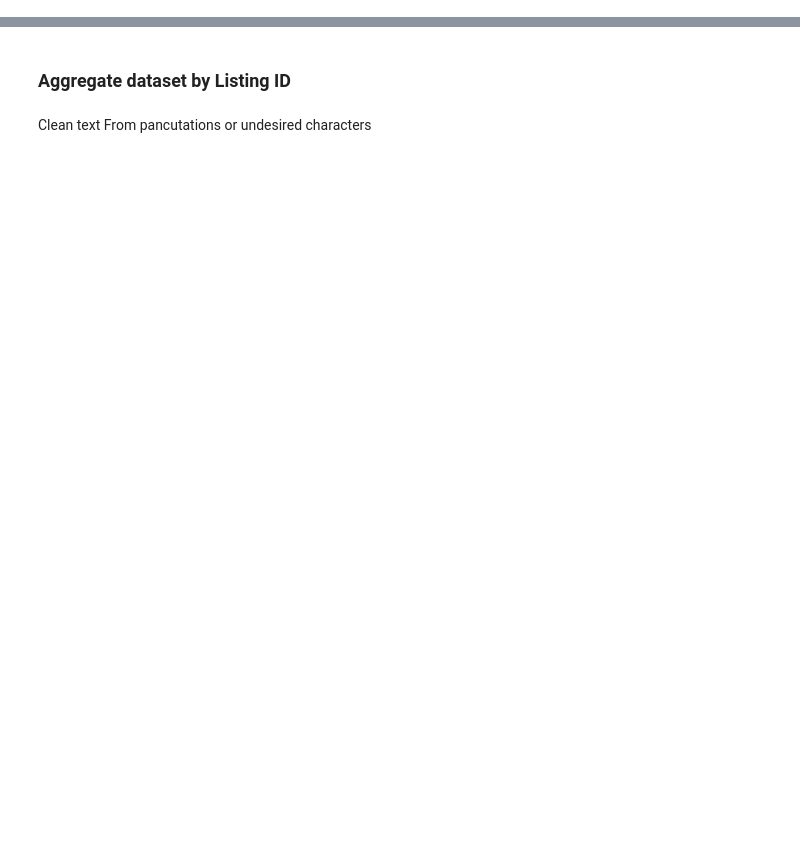
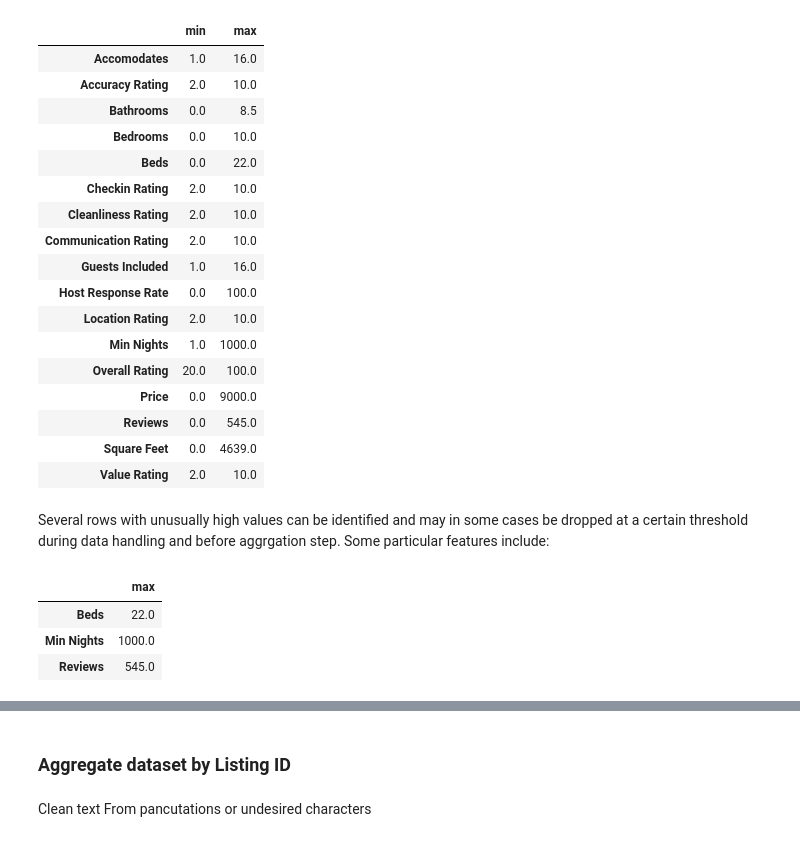
Before and after one commit to hajyhia/Airbnb_Berlin_Price_predic, a Jupyter notebook: Airbnb_Berlin_Price_Predict_Prep.ipynb, the cells around one changed output, grey strips where cells are left out. Drawn from its saved outputs; the diff is of its cells as text; code cells hidden in the pictures; blank space fills up the shorter version.

```diff
--- a/Airbnb_Berlin_Price_Predict_Prep.ipynb
+++ b/Airbnb_Berlin_Price_Predict_Prep.ipynb
@@ -47,0 +238,32 @@ memory usage: 163.9+ MB
+# %%
+# Show maximum/minimum value for each numerical column
+num_features = df.columns[df.dtypes!=object].difference(['Review ID','Reviewer ID','Listing ID','Host ID','Latitude','Longitude'])
+df[num_features].describe().loc[['min','max']].T
+# %% [output]
+|  | min | max |
+| Accomodates | 1.0 | 16.0 |
+| Accuracy Rating | 2.0 | 10.0 |
+| Bathrooms | 0.0 | 8.5 |
+| Bedrooms | 0.0 | 10.0 |
+| Beds | 0.0 | 22.0 |
+| Checkin Rating | 2.0 | 10.0 |
+| Cleanliness Rating | 2.0 | 10.0 |
+| Communication Rating | 2.0 | 10.0 |
+| Guests Included | 1.0 | 16.0 |
+| Host Response Rate | 0.0 | 100.0 |
+| Location Rating | 2.0 | 10.0 |
+| Min Nights | 1.0 | 1000.0 |
+| Overall Rating | 20.0 | 100.0 |
+| Price | 0.0 | 9000.0 |
+| Reviews | 0.0 | 545.0 |
+| Square Feet | 0.0 | 4639.0 |
+| Value Rating | 2.0 | 10.0 |
+# %% [markdown]
+Several rows with unusually high values can be identified and may in some cases be dropped at a certain threshold during data handling and before aggrgation step. Some particular features include:
+# %%
+df[['Beds','Min Nights','Reviews']].describe().loc[['max']].T
+# %% [output]
+|  | max |
+| Beds | 22.0 |
+| Min Nights | 1000.0 |
+| Reviews | 545.0 |
```
Also changed, not shown: parts of 53 cells of this notebook.
